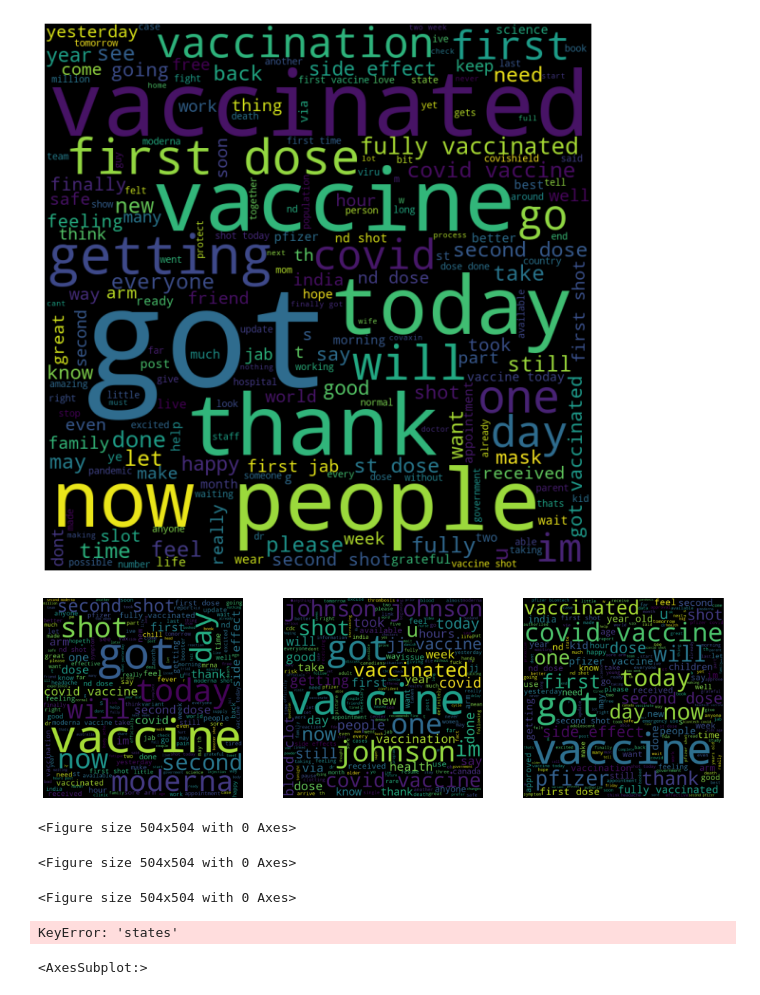
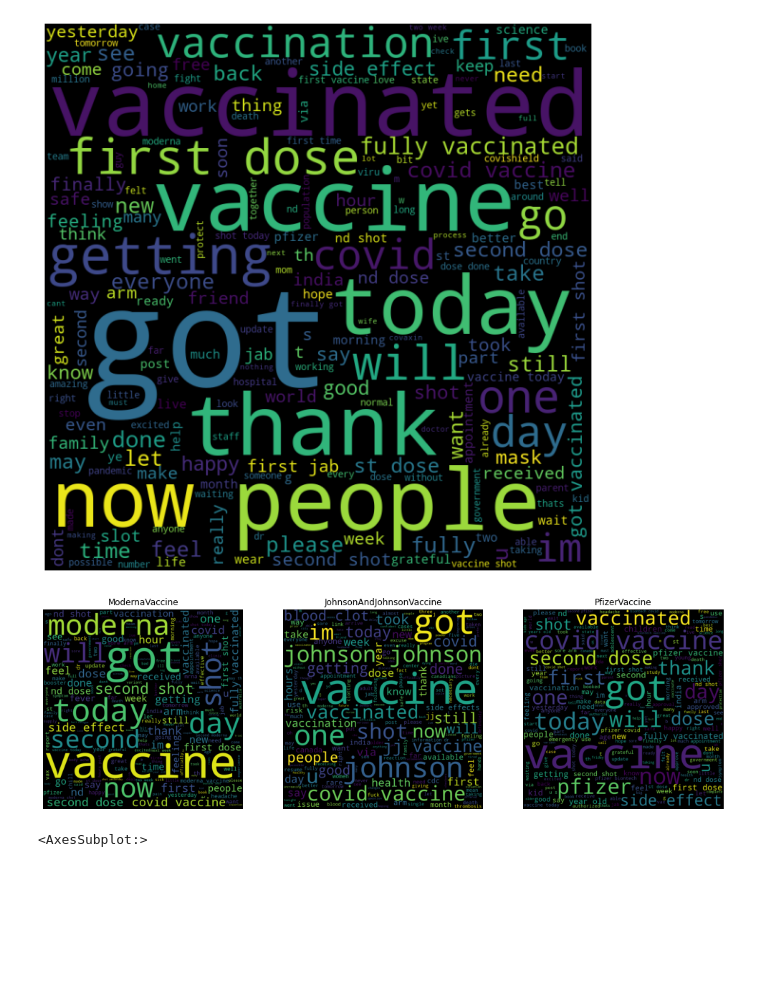
Before and after one commit to NavyaKiran/sentiment-analysis, a Jupyter notebook: test.ipynb, the cells around one changed output. Saved outputs shown, nothing was run; the diff lists cells and outputs as text; code cells hidden in the pictures; blank space fills up the shorter version.

Commit message:
graphs rectification

```diff
--- a/test.ipynb
+++ b/test.ipynb
@@ -242,31 +242,29 @@ plt.show()
 # %%
 #worldcloud
 #vaccinated
 comment_words_arr = []
 stopwords = set(STOPWORDS)
 for j in range(0,3):
     comment_words = ''
     for val in result_copy[topics[j]].values:
         row = val[7]
         tokens = row.split()
         for i in range(len(tokens)):
             tokens[i] = tokens[i].lower()
         comment_words += " ".join(tokens)+" "
     comment_words_arr.append(comment_words)
 
 fig = plt.figure()
 for i in range(0,3):
     ax = fig.add_subplot(1,3, i+1)
+    ax.title.set_text(topics[i])
     wordcloud = WordCloud(width = 800, height = 800,
                     background_color ='black',
                     stopwords = stopwords,
                     min_font_size = 10).generate(comment_words_arr[i])
-    plt.figure(figsize = (7, 7), facecolor = None)
+    # plt.figure(figsize = (7, 7), facecolor = None, )
     ax.imshow(wordcloud)
     ax.axis('off')
 plt.show()
 # %% [output]
-[figure, old version]
+[figure, new version]
-<Figure size 504x504 with 0 Axes>
-<Figure size 504x504 with 0 Axes>
-<Figure size 504x504 with 0 Axes>
@@ -318,10 +275,6 @@ plt.show()
 # plt.scatter(x, y)
 
 # plt.show()
-# %%
-unique_states = result_states['PfizerVaccine']['states'].unique().tolist()
-# %% [output]
-KeyError: 'states'
 # %%
 # plotly for all the vaccines
 import plotly.express as px
```
Also changed, not shown: parts of 2 cells of this notebook.
